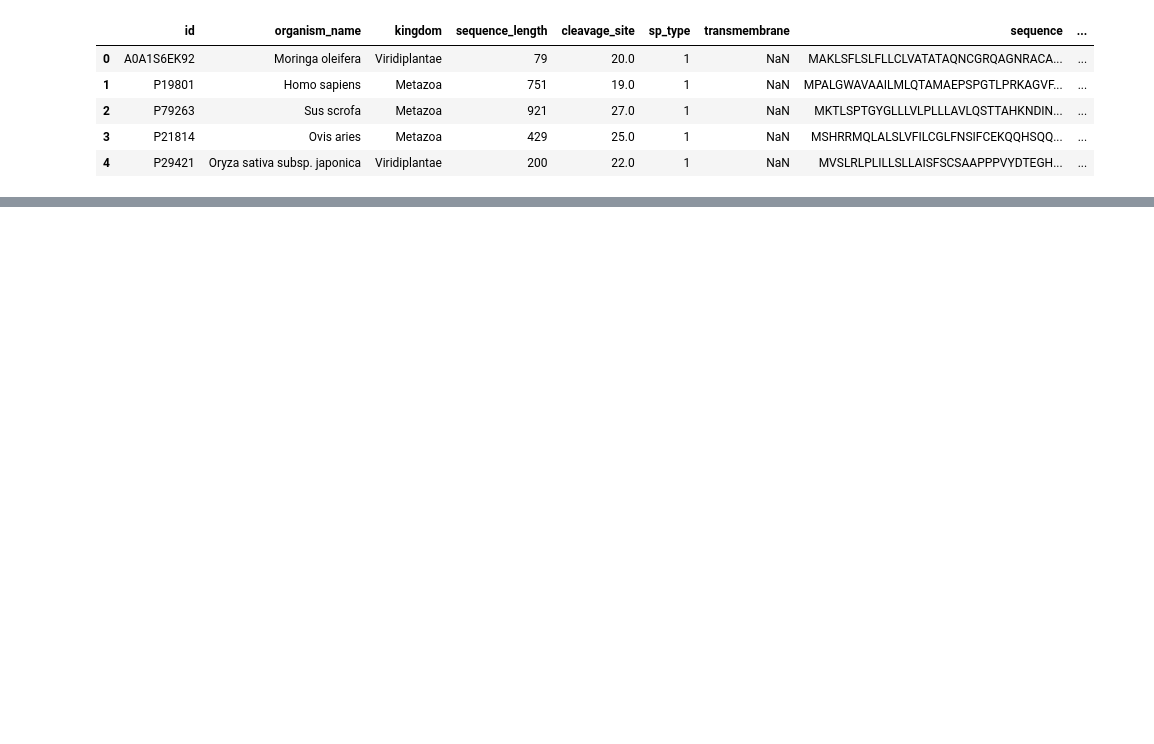
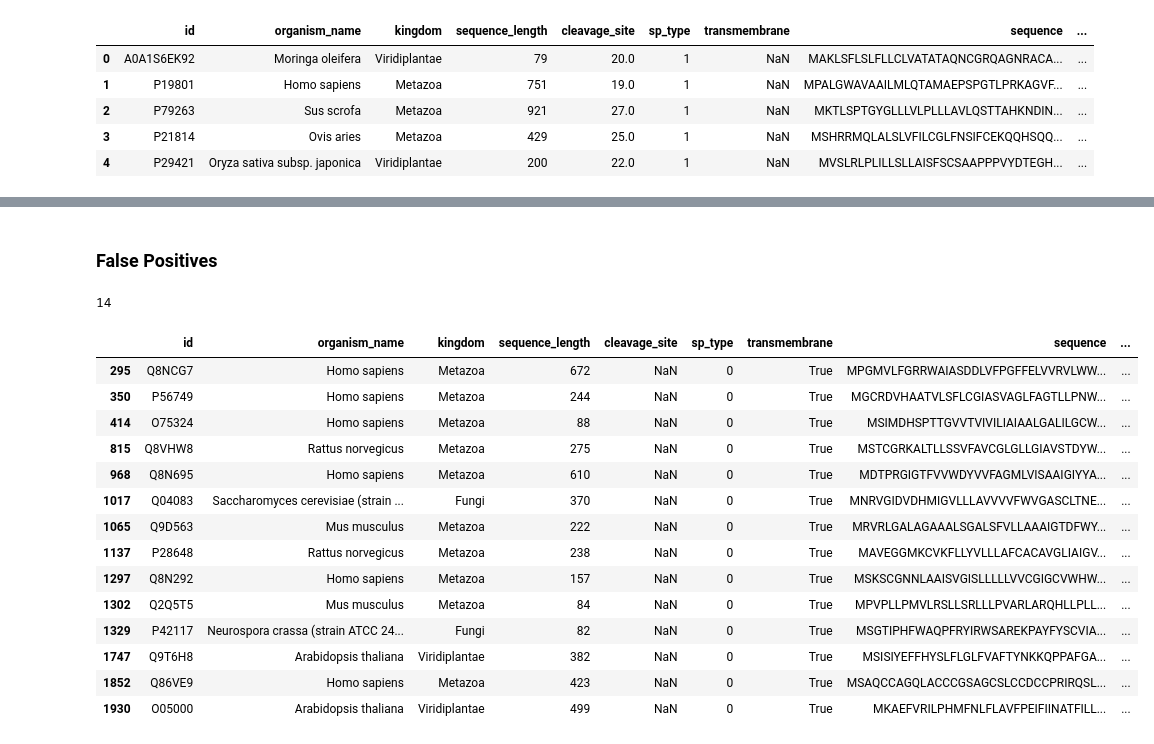
Before and after one commit to bianca29092001/LAB2_project_group, a Jupyter notebook: 5_SVM/SVM_model.ipynb, the cells around one changed output, grey strips where cells are left out. Saved outputs shown, nothing was run; the diff lists cells and outputs as text; code cells hidden in the pictures; blank space fills up the shorter version.

```diff
--- a/5_SVM/SVM_model.ipynb
+++ b/5_SVM/SVM_model.ipynb
@@ -776,0 +772,23 @@ plt.show()
+# %% [markdown]
+### False Positives
+# %%
+transmembrane = false_positives.loc[false_positives['transmembrane']==True]
+print(len(transmembrane))
+transmembrane
+# %% [output]
+14
+|  | id | organism_name | kingdom | sequence_length | cleavage_site | sp_type | transmembrane | sequence | ... |
+| 295 | Q8NCG7 | Homo sapiens | Metazoa | 672 | NaN | 0 | True | MPGMVLFGRRWAIASDDLVFPGFFELVVRVLWW... | ... |
+| 350 | P56749 | Homo sapiens | Metazoa | 244 | NaN | 0 | True | MGCRDVHAATVLSFLCGIASVAGLFAGTLLPNW... | ... |
+| 414 | O75324 | Homo sapiens | Metazoa | 88 | NaN | 0 | True | MSIMDHSPTTGVVTVIVILIAIAALGALILGCW... | ... |
+| 815 | Q8VHW8 | Rattus norvegicus | Metazoa | 275 | NaN | 0 | True | MSTCGRKALTLLSSVFAVCGLGLLGIAVSTDYW... | ... |
+| 968 | Q8N695 | Homo sapiens | Metazoa | 610 | NaN | 0 | True | MDTPRGIGTFVVWDYVVFAGMLVISAAIGIYYA... | ... |
+| 1017 | Q04083 | Saccharomyces cerevisiae (strain ... | Fungi | 370 | NaN | 0 | True | MNRVGIDVDHMIGVLLLAVVVVFWVGASCLTNE... | ... |
+| 1065 | Q9D563 | Mus musculus | Metazoa | 222 | NaN | 0 | True | MRVRLGALAGAAALSGALSFVLLAAAIGTDFWY... | ... |
+| 1137 | P28648 | Rattus norvegicus | Metazoa | 238 | NaN | 0 | True | MAVEGGMKCVKFLLYVLLLAFCACAVGLIAIGV... | ... |
+| 1297 | Q8N292 | Homo sapiens | Metazoa | 157 | NaN | 0 | True | MSKSCGNNLAAISVGISLLLLLVVCGIGCVWHW... | ... |
+| 1302 | Q2Q5T5 | Mus musculus | Metazoa | 84 | NaN | 0 | True | MPVPLLPMVLRSLLSRLLLPVARLARQHLLPLL... | ... |
+| 1329 | P42117 | Neurospora crassa (strain ATCC 24... | Fungi | 82 | NaN | 0 | True | MSGTIPHFWAQPFRYIRWSAREKPAYFYSCVIA... | ... |
+| 1747 | Q9T6H8 | Arabidopsis thaliana | Viridiplantae | 382 | NaN | 0 | True | MSISIYEFFHYSLFLGLFVAFTYNKKQPPAFGA... | ... |
+| 1852 | Q86VE9 | Homo sapiens | Metazoa | 423 | NaN | 0 | True | MSAQCCAGQLACCCGSAGCSLCCDCCPRIRQSL... | ... |
+| 1930 | O05000 | Arabidopsis thaliana | Viridiplantae | 499 | NaN | 0 | True | MKAEFVRILPHMFNLFLAVFPEIFIINATFILL... | ... |
```
Also changed, not shown: parts of 11 cells of this notebook.
